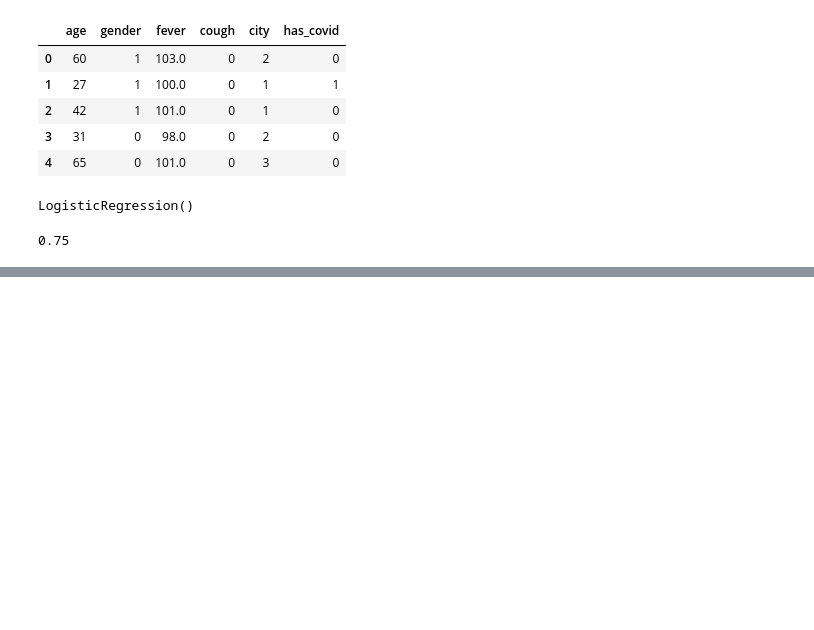
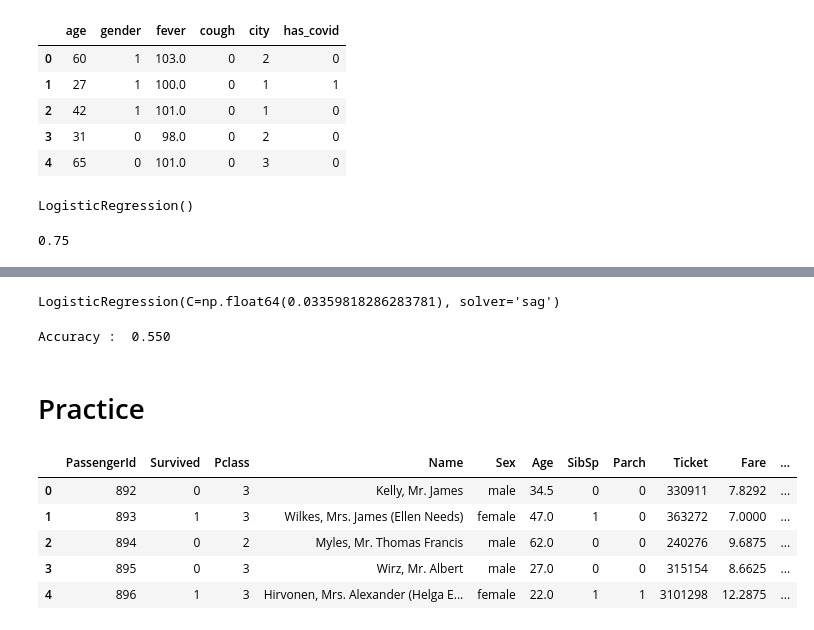
Before and after one commit to Gursewak-S/Advance-Python, a Jupyter notebook: Machine_Learning_Model.ipynb, the cells around one changed output, grey strips where cells are left out. Drawn from its saved outputs; the diff is of its cells as text; code cells hidden in the pictures; blank space fills up the shorter version.

```diff
--- a/Machine_Learning_Model.ipynb
+++ b/Machine_Learning_Model.ipynb
@@ -84,0 +120,21 @@ accuracy_score(y_test, y_pred)
+# %%
+best_clf.best_estimator_
+# %% [output]
+LogisticRegression(C=np.float64(0.03359818286283781), solver='sag')
+# %%
+print(f'Accuracy : {best_clf.score(x_train, y_train): .3f}')
+# %% [output]
+Accuracy :  0.550
+# %% [markdown]
+# Practice
+# %%
+df = pd.read_csv("/content/titanic.csv")
+# %%
+df.head()
+# %% [output]
+|  | PassengerId | Survived | Pclass | Name | Sex | Age | SibSp | Parch | Ticket | Fare | ... |
+| 0 | 892 | 0 | 3 | Kelly, Mr. James | male | 34.5 | 0 | 0 | 330911 | 7.8292 | ... |
+| 1 | 893 | 1 | 3 | Wilkes, Mrs. James (Ellen Needs) | female | 47.0 | 1 | 0 | 363272 | 7.0000 | ... |
+| 2 | 894 | 0 | 2 | Myles, Mr. Thomas Francis | male | 62.0 | 0 | 0 | 240276 | 9.6875 | ... |
+| 3 | 895 | 0 | 3 | Wirz, Mr. Albert | male | 27.0 | 0 | 0 | 315154 | 8.6625 | ... |
+| 4 | 896 | 1 | 3 | Hirvonen, Mrs. Alexander (Helga E... | female | 22.0 | 1 | 1 | 3101298 | 12.2875 | ... |
```
Also changed, not shown: parts of 32 cells of this notebook.
